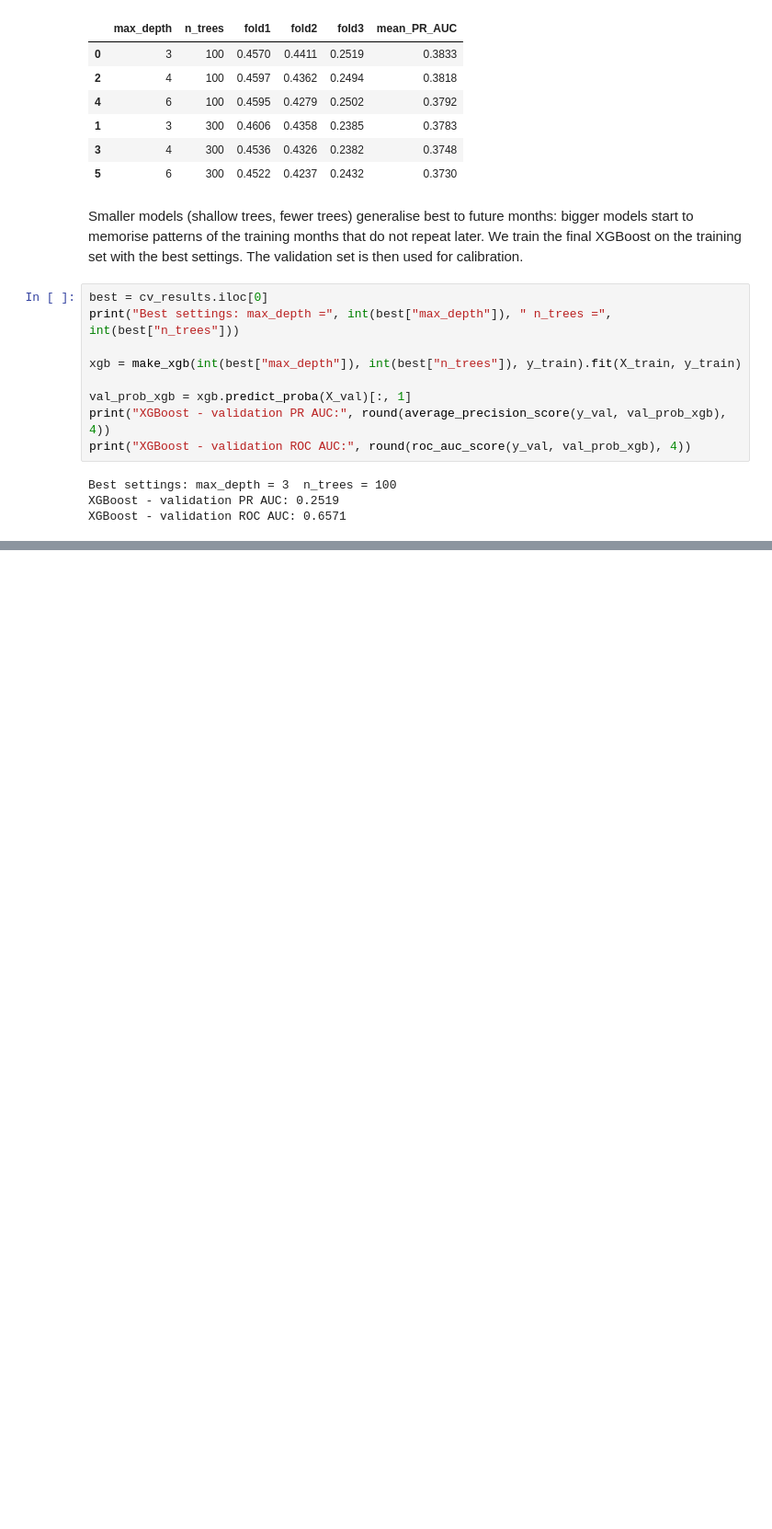
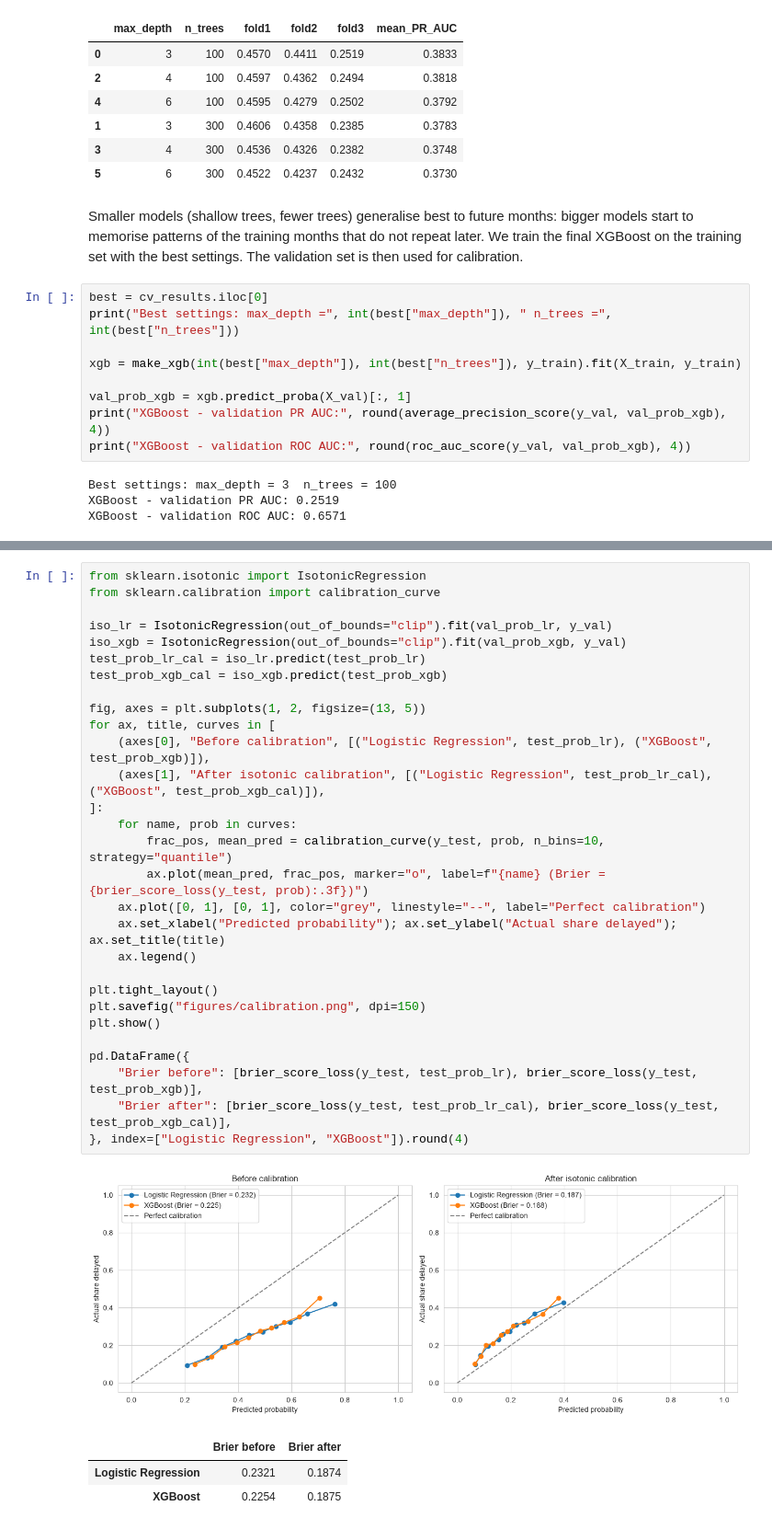
Before and after one commit to mayank-pillai-99/flight-delay-prediction, a Jupyter notebook: flight_delay_prediction.ipynb, the cells around one changed output, grey strips where cells are left out. Shown at 92% size. Cells and saved outputs as stored; diff of their text form; blank space fills up the shorter version.

```diff
--- a/flight_delay_prediction.ipynb
+++ b/flight_delay_prediction.ipynb
@@ -520,0 +593,34 @@ XGBoost - validation ROC AUC: 0.6571
+# %%
+from sklearn.isotonic import IsotonicRegression
+from sklearn.calibration import calibration_curve
+
+iso_lr = IsotonicRegression(out_of_bounds="clip").fit(val_prob_lr, y_val)
+iso_xgb = IsotonicRegression(out_of_bounds="clip").fit(val_prob_xgb, y_val)
+test_prob_lr_cal = iso_lr.predict(test_prob_lr)
+test_prob_xgb_cal = iso_xgb.predict(test_prob_xgb)
+
+fig, axes = plt.subplots(1, 2, figsize=(13, 5))
+for ax, title, curves in [
+    (axes[0], "Before calibration", [("Logistic Regression", test_prob_lr), ("XGBoost", test_prob_xgb)]),
+    (axes[1], "After isotonic calibration", [("Logistic Regression", test_prob_lr_cal), ("XGBoost", test_prob_xgb_cal)]),
+]:
+    for name, prob in curves:
+        frac_pos, mean_pred = calibration_curve(y_test, prob, n_bins=10, strategy="quantile")
+        ax.plot(mean_pred, frac_pos, marker="o", label=f"{name} (Brier = {brier_score_loss(y_test, prob):.3f})")
+    ax.plot([0, 1], [0, 1], color="grey", linestyle="--", label="Perfect calibration")
+    ax.set_xlabel("Predicted probability"); ax.set_ylabel("Actual share delayed"); ax.set_title(title)
+    ax.legend()
+
+plt.tight_layout()
+plt.savefig("figures/calibration.png", dpi=150)
+plt.show()
+
+pd.DataFrame({
+    "Brier before": [brier_score_loss(y_test, test_prob_lr), brier_score_loss(y_test, test_prob_xgb)],
+    "Brier after": [brier_score_loss(y_test, test_prob_lr_cal), brier_score_loss(y_test, test_prob_xgb_cal)],
+}, index=["Logistic Regression", "XGBoost"]).round(4)
+# %% [output]
+[figure, added]
+|  | Brier before | Brier after |
+| Logistic Regression | 0.2321 | 0.1874 |
+| XGBoost | 0.2254 | 0.1875 |
```
Also changed, not shown: parts of 11 cells of this notebook, 4 other files.
